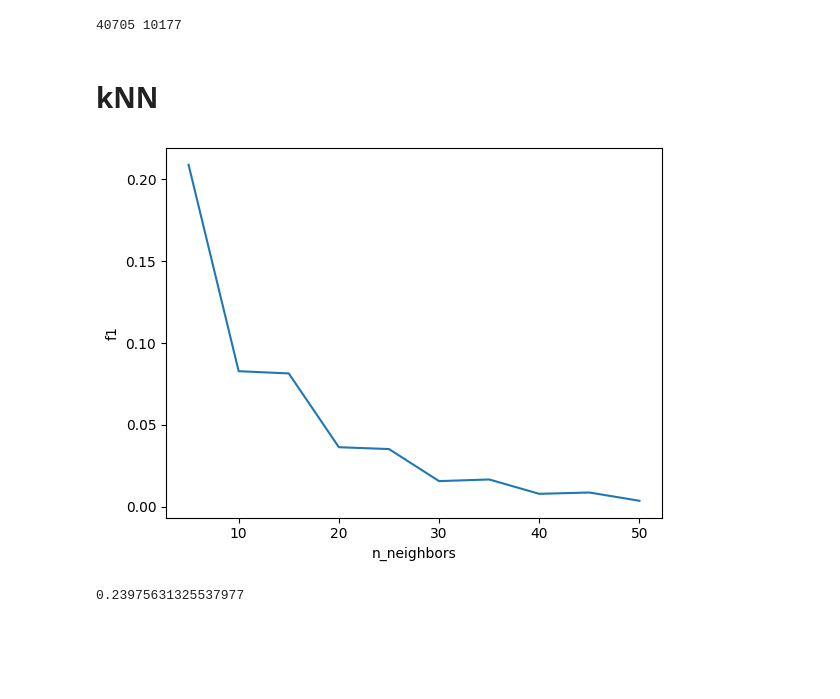
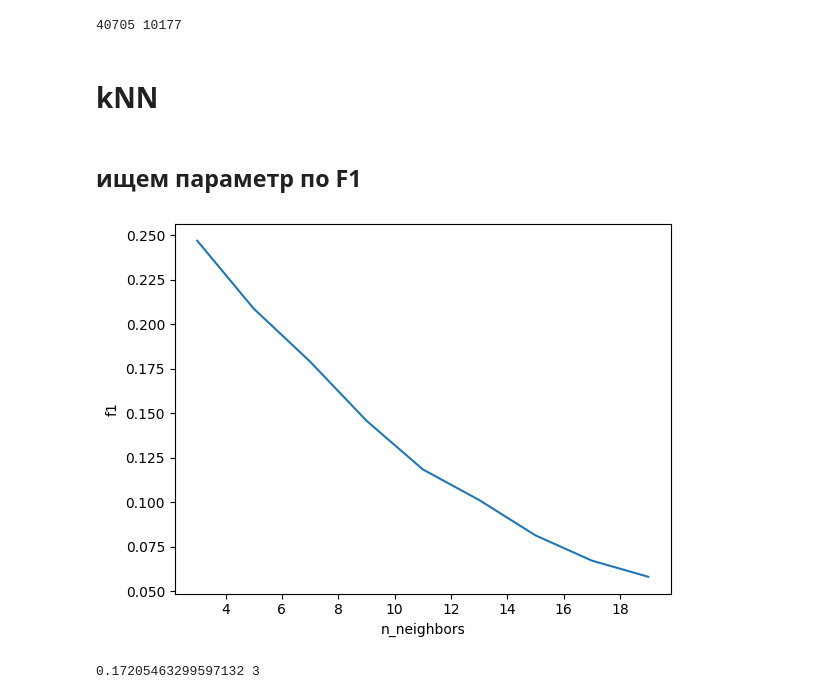
Before and after one commit to nol0n/ml_tasks, a Jupyter notebook: Homework_1.ipynb, the cells around one changed output. Drawn from its saved outputs; the diff is of its cells as text; code cells hidden in the pictures; blank space fills up the shorter version.

```diff
--- a/Homework_1.ipynb
+++ b/Homework_1.ipynb
@@ -402,39 +411,43 @@ print(N_train, N_test)
 # %% [output]
 40705 10177
 # %% [markdown]
-# kNN
+# **kNN**
 # %%
 from sklearn.neighbors import KNeighborsClassifier
 from sklearn.model_selection import cross_val_score
 from sklearn.metrics import confusion_matrix
+# %% [markdown]
+## ищем параметр по F1
 # %%
-n_range = range(5, 51, 5)
-scores = []
+n_range_f1 = range(3, 21, 2)
+scores_f1 = []
 
-for n in n_range:
+for n in n_range_f1:
     knn = KNeighborsClassifier(n_neighbors=n)
     cv_scores = cross_val_score(knn, X_train, y_train, cv=5, scoring='f1')
-    scores.append(cv_scores.mean())
+    scores_f1.append(cv_scores.mean())
 
-results = pd.DataFrame({
-    'n_neighbors': n_range,
-    'f1': scores
+results_f1 = pd.DataFrame({
+    'n_neighbors': n_range_f1,
+    'f1': scores_f1
 })
 
-sns.lineplot(data=results, x='n_neighbors', y='f1')
+sns.lineplot(data=results_f1, x='n_neighbors', y='f1')
 pass
 # %% [output]
-[figure, old version]
+[figure, new version]
 # %%
-best_n = results.loc[results['accuracy'].idxmax(), 'n_neighbors']
+best_n_f1 = results_f1.loc[results_f1['f1'].idxmax(), 'n_neighbors']
 
-knn = KNeighborsClassifier(n_neighbors = best_n)
-knn.fit(X_train, y_train)
+knn = KNeighborsClassifier(n_neighbors = best_n_f1)
+knn.fit(X_test, y_test)
 y_test_predict = knn.predict(X_test)
+
 err_test = np.mean(y_test != y_test_predict)
-print(err_test, best_n)
+
+print(err_test, best_n_f1)
 # %% [output]
-0.23975631325537977
+0.17205463299597132 3
 # %%
 print(confusion_matrix(y_test, y_test_predict))
 # %% [output]
```
Also changed, not shown: parts of 32 cells of this notebook.
